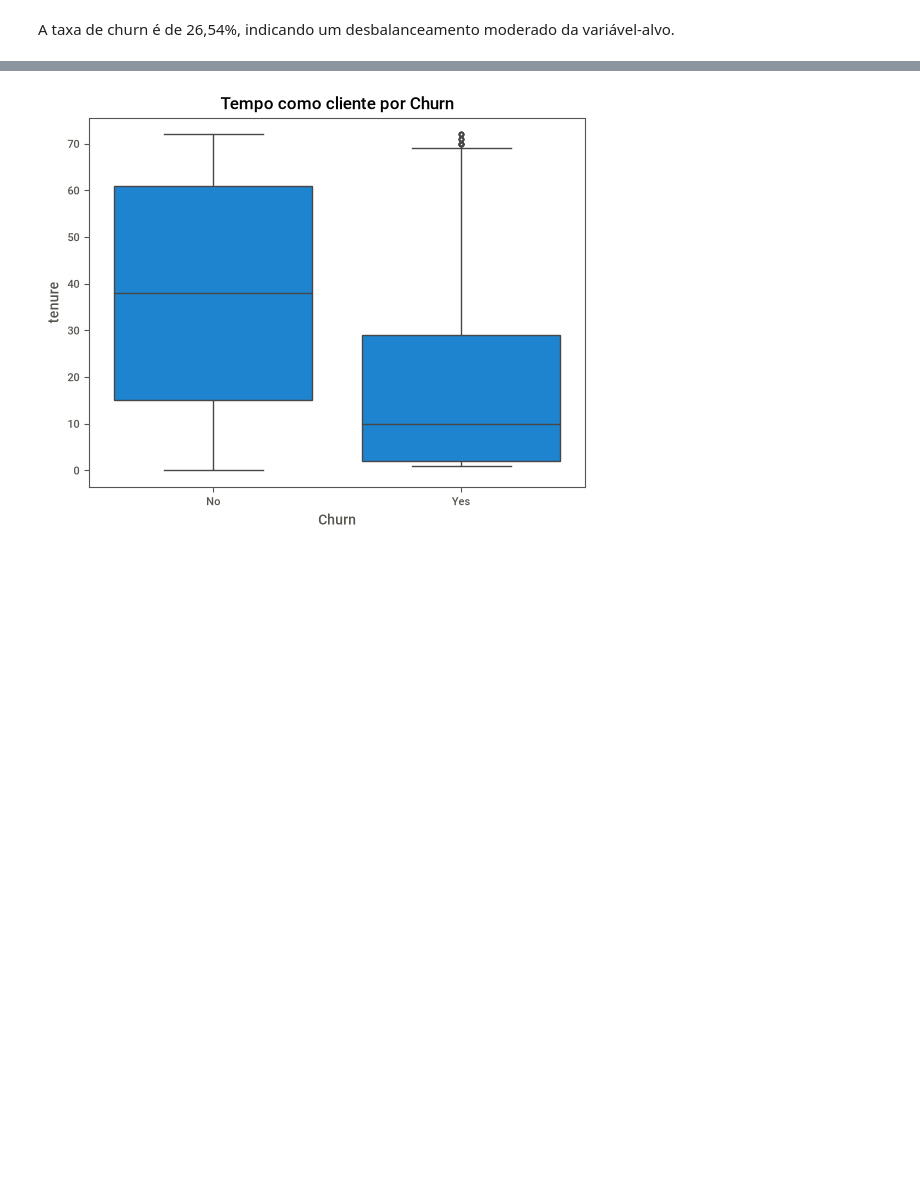
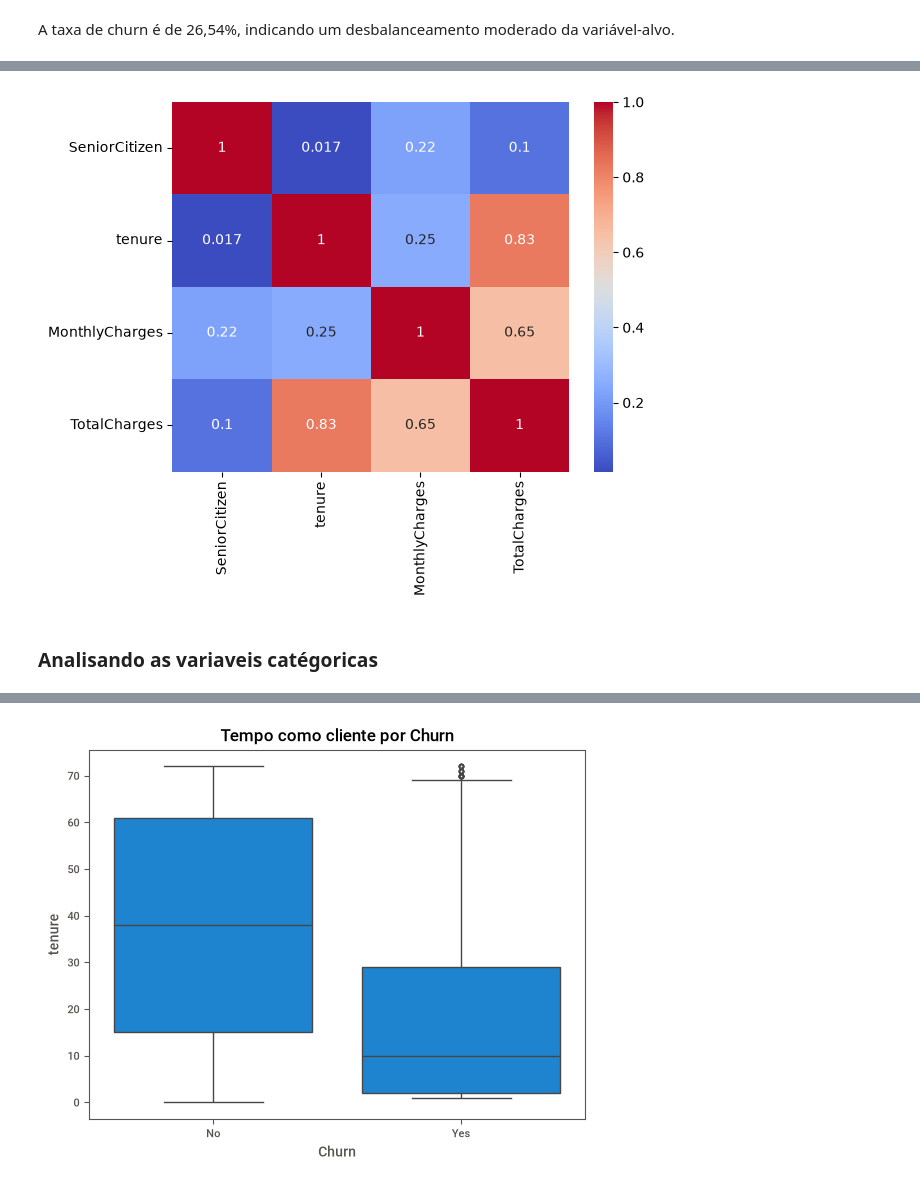
Before and after one commit to Jadsonsmxr/customer-churn-prediction, a Jupyter notebook: notebooks/01_eda.ipynb, the cells around one changed output, grey strips where cells are left out. Drawn from its saved outputs; the diff is of its cells as text; code cells hidden in the pictures; blank space fills up the shorter version.

```diff
--- a/notebooks/01_eda.ipynb
+++ b/notebooks/01_eda.ipynb
@@ -191,0 +154,8 @@ A taxa de churn é de 26,54%, indicando um desbalanceamento moderado da variáve
+# %%
+corr = numeric_cols.corr()
+sns.heatmap(data=corr,cmap='coolwarm', annot=True)
+plt.show()
+# %% [output]
+[figure, added]
+# %% [markdown]
+### Analisando as variaveis catégoricas
```
Also changed, not shown: parts of 25 cells of this notebook.
